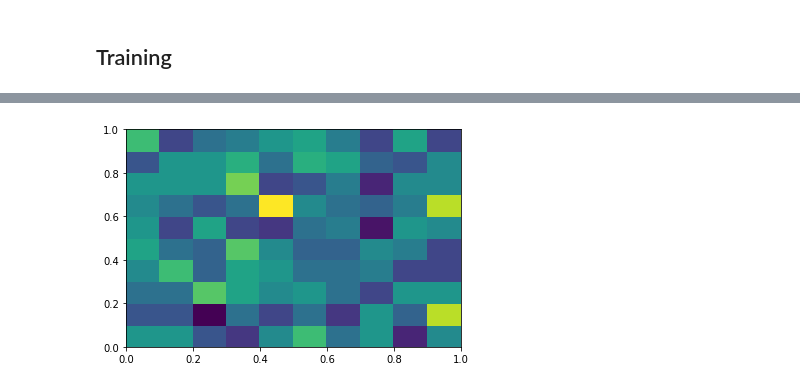
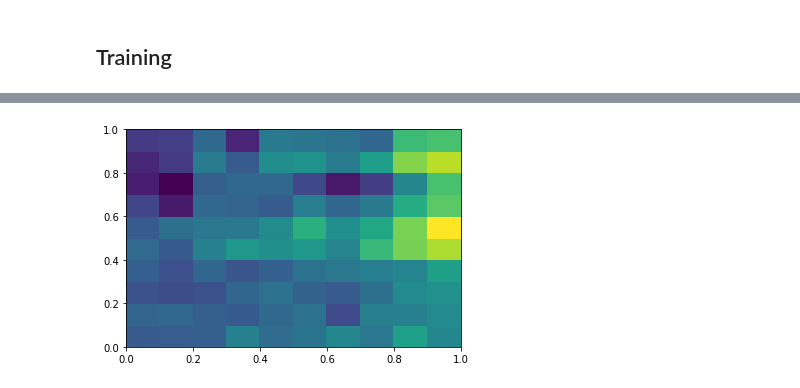
Before and after one commit to matteoettam09/i-flow, a Jupyter notebook: bijector.ipynb, the cells around one changed output, grey strips where cells are left out. Drawn from its saved outputs; the diff is of its cells as text; code cells hidden in the pictures.

```diff
--- a/bijector.ipynb
+++ b/bijector.ipynb
@@ -197,11 +231,11 @@ Use tf.cast instead.
 # %%
 np_losses = []
 global_step = []
-for epoch in range(1000):
-    _, np_loss = sess.run([optimizer, loss])
-    if epoch % 1000 == 0:
-        global_step.append(epoch)
-        np_losses.append(np_loss)
+for epoch in range(3500):
+    _, np_loss = sess.run([opt_op, loss])
+    global_step.append(epoch)
+    np_losses.append(np_loss)
+    if epoch % 500 == 0:
         print(epoch, np_loss)
 
 start = 0
@@ -212,0 +253,6 @@ plt.plot(np_losses[start:])
+# %%
+for bijector in reversed(dist.bijector.bijectors):
+    try:
+        print(sess.run(bijector.trainable_variables))
+    except AttributeError:
+        pass
@@ -232,5 +295,0 @@ for i in range(len(results)):
-# %%
-X = sess.run(dist.sample(1000))
-x = sess.run(bijector.pdf(X))
-dsig = sess.run(dsigma(X))
-print(tf.reduce_prod(x,axis=-1), '\n', dsig)
@@ -254,0 +296,11 @@ Tensor("Prod_2:0", shape=(1000,), dtype=float32)
+# %%
+nsamples = 5000
+x = dist.sample(nsamples)
+X = dist.log_prob(x)
+q = tf.exp(X)
+dsig = dsigmaTest(x)
+
+xPts, logqPts, qPts, dsigPts = sess.run([x,X,q,dsig])
+
+plt.scatter(xPts[:,0],xPts[:,1],s=1)
+plt.show()
@@ -255,5 +314,5 @@ Tensor("Prod_2:0", shape=(1000,), dtype=float32)
 # %%
-plt.hist2d(X[:,0],X[:,1])
+plt.hist2d(xPts[:,0],xPts[:,1],weights=qPts,norm=mpl.colors.LogNorm())
 plt.show()
 # %% [output]
-[figure, old version]
+[figure, new version]
```
Also changed, not shown: parts of 45 cells of this notebook.
